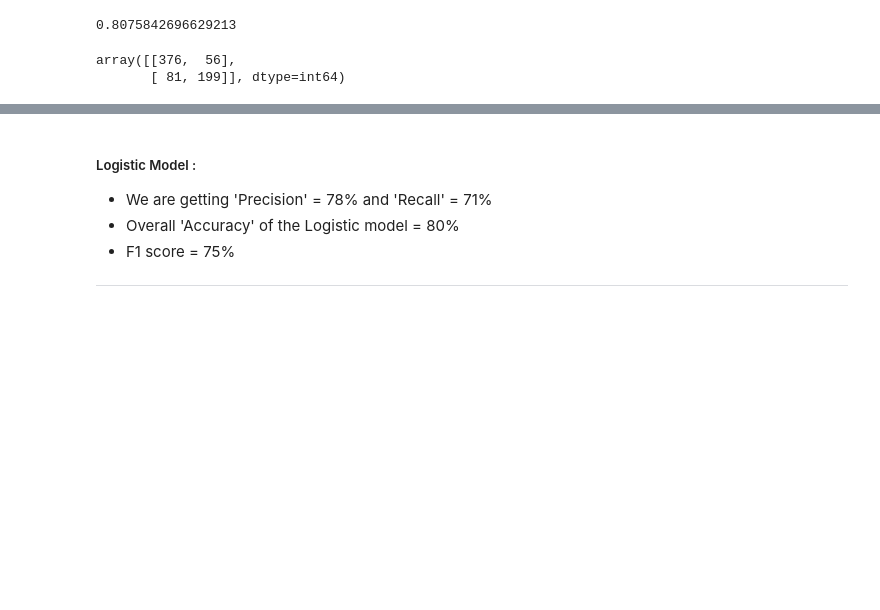
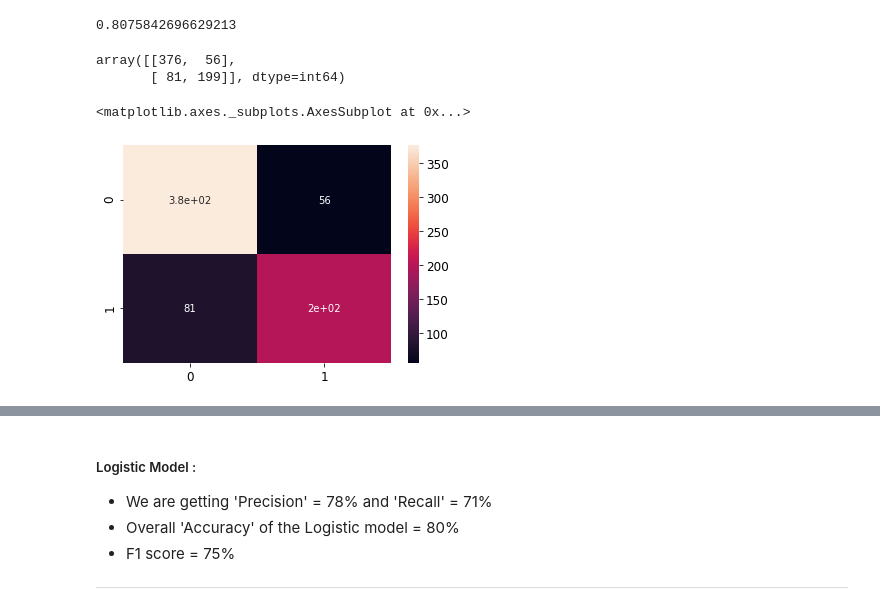
Before and after one commit to PokeyKraken/Titanic_solved, a Jupyter notebook: Titanic_solved.ipynb, the cells around one changed output, grey strips where cells are left out. Saved outputs shown, nothing was run; the diff lists cells and outputs as text; code cells hidden in the pictures; blank space fills up the shorter version.

```diff
--- a/Titanic_solved.ipynb
+++ b/Titanic_solved.ipynb
@@ -750,0 +867,3 @@ memory usage: 16.7+ KB
+# %%
+titanic_predictors.drop('Sex',inplace=True,axis=1)
+titanic_predictors.drop('Embarked',inplace=True,axis=1)
@@ -750,0 +885,2 @@ memory usage: 16.7+ KB
+# %%
+titanic_predictors[['Embarked','Sex']]=titanic_predictors_cat
@@ -810,7 +980,7 @@ For categorical and text attributes
 from sklearn.compose import ColumnTransformer
 # %%
 num_attribs = list(titanic_predictors_tr)
-cat_attribs = list(titanic_predictors_cat)
+cat_attribs = list(['Sex','Embarked'])
 
 full_pipeline = ColumnTransformer([
     ('num' , num_pipeline, num_attribs),
@@ -934,10 +1104,19 @@ from sklearn.model_selection import cross_val_predict
 predictions1 = cross_val_predict(logmodel, X, y, cv=3 )
 # %%
 from sklearn.metrics import confusion_matrix
-confusion_matrix(y , predictions)
+confusion_matrix(y , predictions1)
+cf_matrix=confusion_matrix(y , predictions1)
-# %% [output]
-array([[376,  56],
-       [ 81, 199]], dtype=int64)
+# %%
+cf_matrix
+# %% [output]
+array([[376,  56],
+       [ 81, 199]], dtype=int64)
+# %%
+import seaborn as sns
+sns.heatmap(cf_matrix, annot=True,)
+# %% [output]
+<matplotlib.axes._subplots.AxesSubplot at 0x...>
+[figure, added]
 # %%
 from sklearn.metrics import f1_score
 
```
Also changed, not shown: parts of 51 cells of this notebook.
